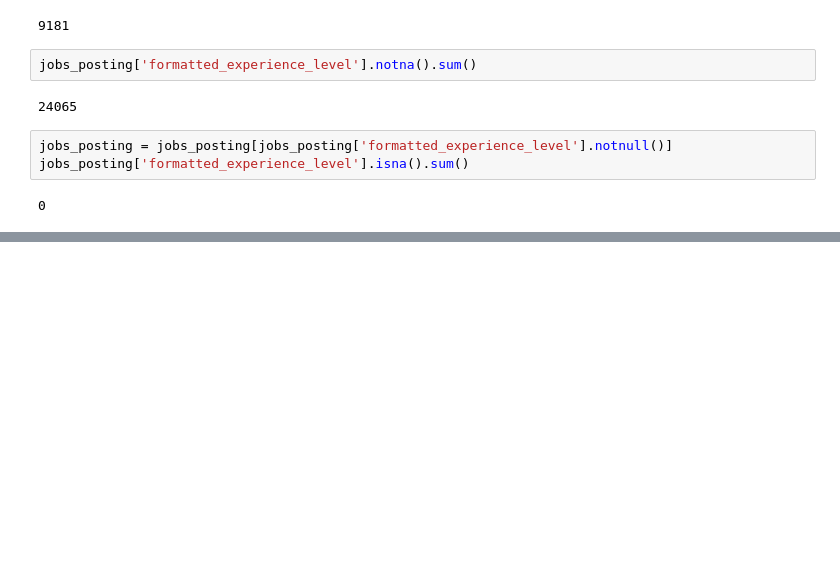
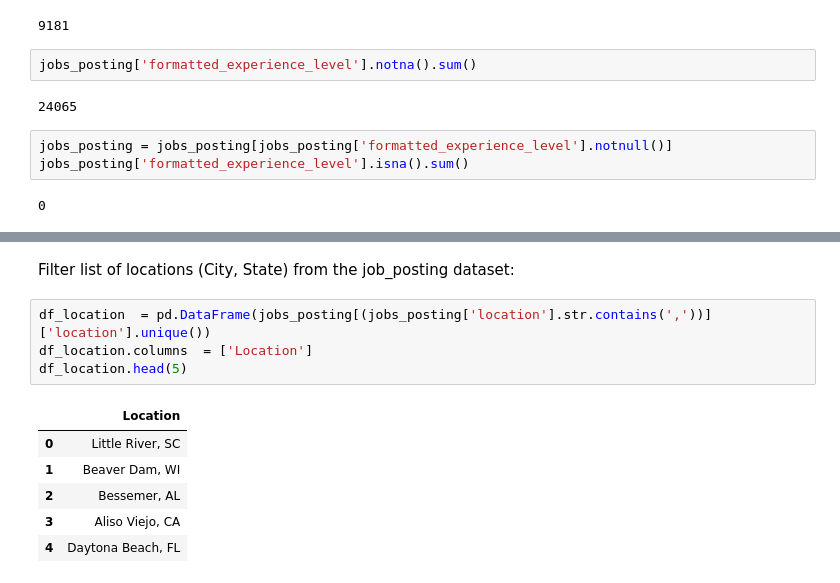
Before and after one commit to realanguyen96/Linkedln_dataset, a Jupyter notebook: LinkedIn_Jobs.ipynb, the cells around one changed output, grey strips where cells are left out. Cells and saved outputs as stored; diff of their text form; blank space fills up the shorter version.

```diff
--- a/LinkedIn_Jobs.ipynb
+++ b/LinkedIn_Jobs.ipynb
@@ -214,0 +232,13 @@ jobs_posting['formatted_experience_level'].isna().sum()
+# %% [markdown]
+Filter list of locations (City, State) from the job_posting dataset:
+# %%
+df_location  = pd.DataFrame(jobs_posting[(jobs_posting['location'].str.contains(','))]['location'].unique())
+df_location.columns  = ['Location']
+df_location.head(5)
+# %% [output]
+|  | Location |
+| 0 | Little River, SC |
+| 1 | Beaver Dam, WI |
+| 2 | Bessemer, AL |
+| 3 | Aliso Viejo, CA |
+| 4 | Daytona Beach, FL |
```
Also changed, not shown: parts of 7 cells of this notebook.
